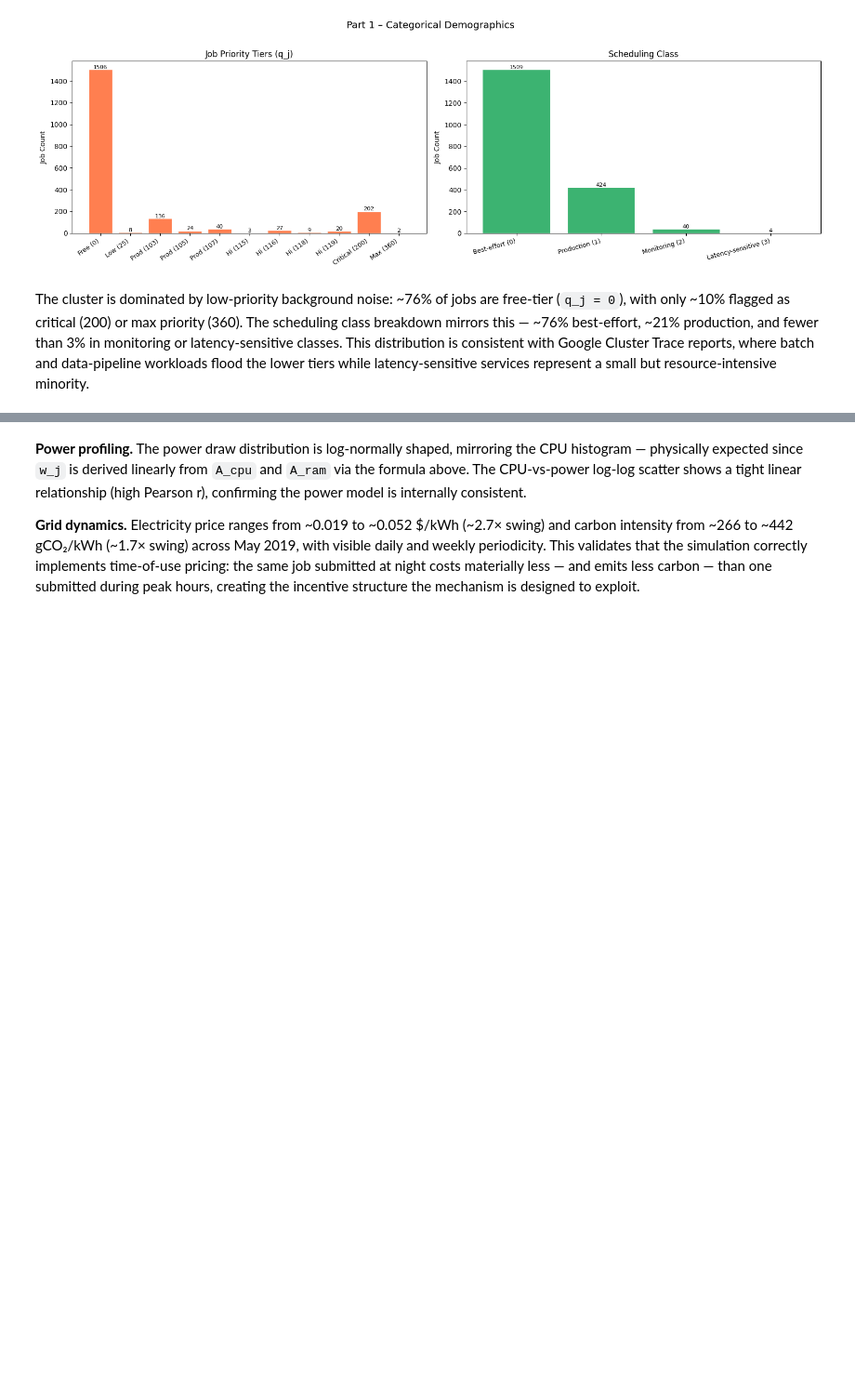
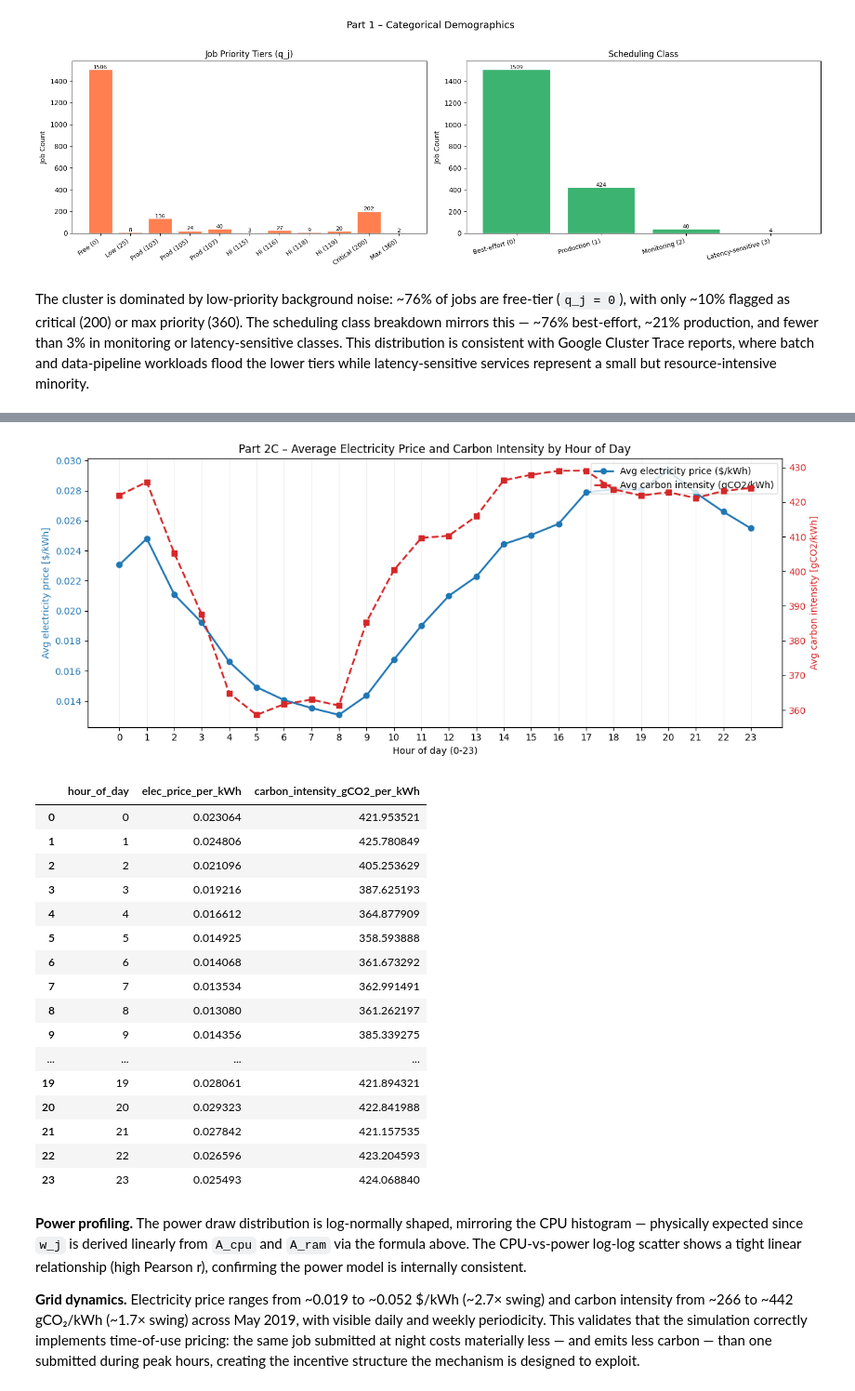
Before and after one commit to dangolofrancesco/cloud_pricing_sim, a Jupyter notebook: notebooks/01_eda_and_distribution_fitting.ipynb, the cells around one changed output, grey strips where cells are left out. Shown at 93% size. Cells and saved outputs as stored; diff of their text form; code cells hidden in the pictures; blank space fills up the shorter version.

```diff
--- a/notebooks/01_eda_and_distribution_fitting.ipynb
+++ b/notebooks/01_eda_and_distribution_fitting.ipynb
@@ -267,3 +267,74 @@ Carbon intensity   — min: 265.7  max: 441.6  range: 175.8 gCO2/kWh
+# %%
+## Part 2C: Average Grid Signal by Hour of Day
+
+# Average over all days for each hour bucket (0-23).
+hourly_profile = (
+    df.assign(hour_of_day=df['job_datetime'].dt.hour)
+      .groupby('hour_of_day', as_index=False)[['elec_price_per_kWh', 'carbon_intensity_gCO2_per_kWh']]
+      .mean()
+      .sort_values('hour_of_day')
+)
+
+fig, ax1 = plt.subplots(figsize=(12, 5))
+
+color_elec = 'tab:blue'
+color_carbon = 'tab:red'
+
+ax1.plot(
+    hourly_profile['hour_of_day'],
+    hourly_profile['elec_price_per_kWh'],
+    color=color_elec,
+    marker='o',
+    linewidth=2,
+    label='Avg electricity price ($/kWh)'
+)
+ax1.set_xlabel('Hour of day (0-23)')
+ax1.set_ylabel('Avg electricity price [$/kWh]', color=color_elec)
+ax1.tick_params(axis='y', labelcolor=color_elec)
+ax1.set_xticks(range(24))
+ax1.grid(axis='x', alpha=0.2)
+
+ax2 = ax1.twinx()
+ax2.plot(
+    hourly_profile['hour_of_day'],
+    hourly_profile['carbon_intensity_gCO2_per_kWh'],
+    color=color_carbon,
+    marker='s',
+    linewidth=2,
+    linestyle='--',
+    label='Avg carbon intensity (gCO2/kWh)'
+)
+ax2.set_ylabel('Avg carbon intensity [gCO2/kWh]', color=color_carbon)
+ax2.tick_params(axis='y', labelcolor=color_carbon)
+
+lines1, labels1 = ax1.get_legend_handles_labels()
+lines2, labels2 = ax2.get_legend_handles_labels()
+ax1.legend(lines1 + lines2, labels1 + labels2, loc='upper right')
+
+plt.title('Average Electricity Price and Carbon Intensity by Hour of Day')
+plt.tight_layout()
+plt.show()
+
+display(hourly_profile)
+# %% [output]
+[figure, added]
+|  | hour_of_day | elec_price_per_kWh | carbon_intensity_gCO2_per_kWh |
+| 0 | 0 | 0.023064 | 421.953521 |
+| 1 | 1 | 0.024806 | 425.780849 |
+| 2 | 2 | 0.021096 | 405.253629 |
+| 3 | 3 | 0.019216 | 387.625193 |
+| 4 | 4 | 0.016612 | 364.877909 |
+| 5 | 5 | 0.014925 | 358.593888 |
+| 6 | 6 | 0.014068 | 361.673292 |
+| 7 | 7 | 0.013534 | 362.991491 |
+| 8 | 8 | 0.013080 | 361.262197 |
+| 9 | 9 | 0.014356 | 385.339275 |
+| ... | ... | ... | ... |
+| 19 | 19 | 0.028061 | 421.894321 |
+| 20 | 20 | 0.029323 | 422.841988 |
+| 21 | 21 | 0.027842 | 421.157535 |
+| 22 | 22 | 0.026596 | 423.204593 |
+| 23 | 23 | 0.025493 | 424.068840 |
 # %% [markdown]
 **Power profiling.** The power draw distribution is log-normally shaped, mirroring the CPU histogram — physically expected since `w_j` is derived linearly from `A_cpu` and `A_ram` via the formula above. The CPU-vs-power log-log scatter shows a tight linear relationship (high Pearson r), confirming the power model is internally consistent.
 
```
Also changed, not shown: parts of 5 cells of this notebook, 8 other files.
